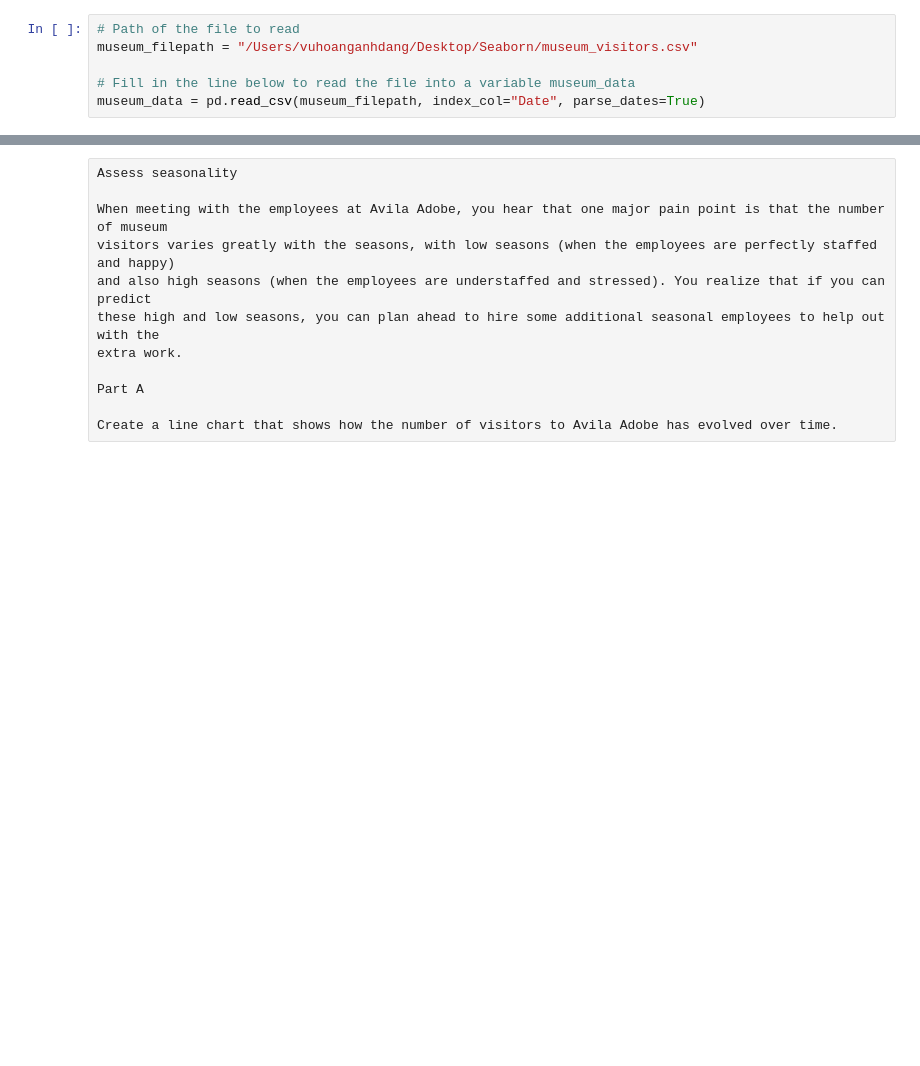
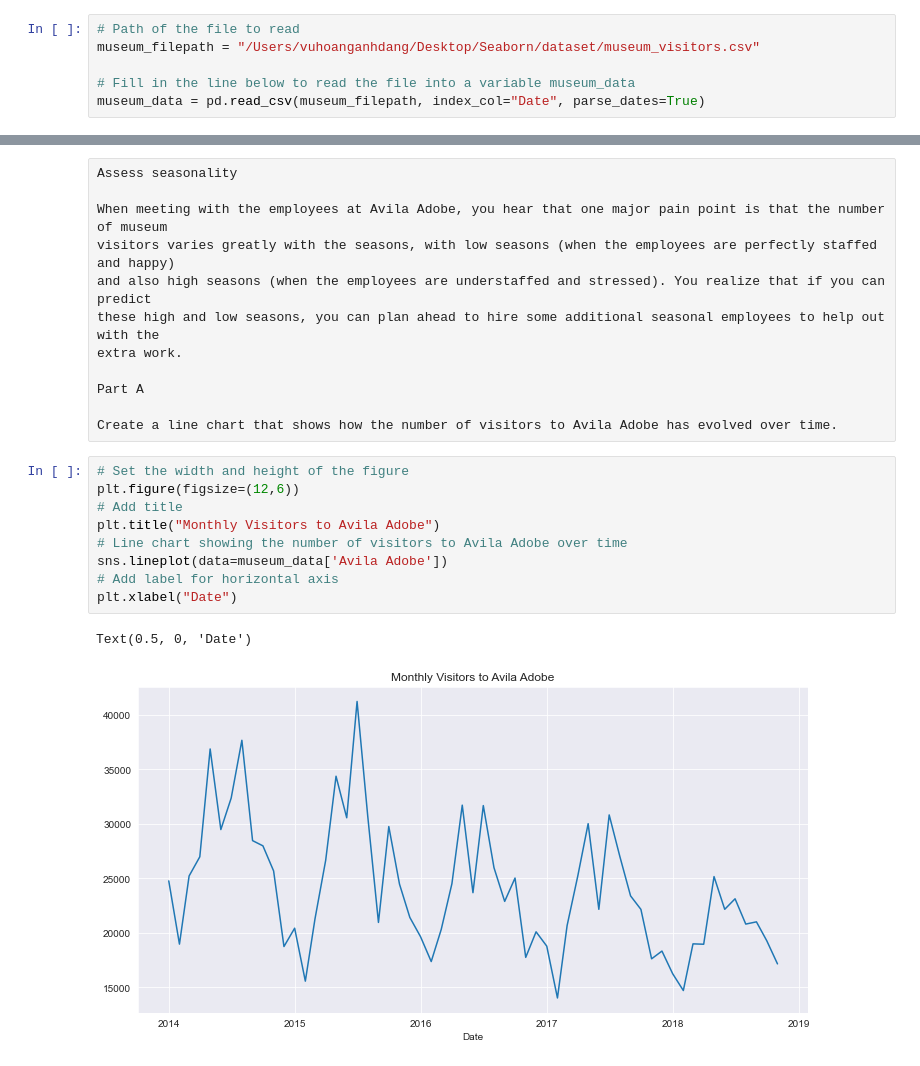
Before and after one commit to dvhanh-code/Data-Visualization, a Jupyter notebook: museum_visitors_linechart.ipynb, the cells around one changed output, grey strips where cells are left out. Drawn from its saved outputs; the diff is of its cells as text; blank space fills up the shorter version.

Commit message:
line chart museum visitors submit

```diff
--- a/museum_visitors_linechart.ipynb
+++ b/museum_visitors_linechart.ipynb
@@ -9,7 +9,7 @@ print("Setup Complete")
 Setup Complete
 # %%
 # Path of the file to read
-museum_filepath = "/Users/vuhoanganhdang/Desktop/Seaborn/museum_visitors.csv"
+museum_filepath = "/Users/vuhoanganhdang/Desktop/Seaborn/dataset/museum_visitors.csv"
 
 # Fill in the line below to read the file into a variable museum_data
 museum_data = pd.read_csv(museum_filepath, index_col="Date", parse_dates=True)
@@ -40,3 +40,15 @@ extra work.
 Part A
 
 Create a line chart that shows how the number of visitors to Avila Adobe has evolved over time.
+# %%
+# Set the width and height of the figure
+plt.figure(figsize=(12,6))
+# Add title
+plt.title("Monthly Visitors to Avila Adobe")
+# Line chart showing the number of visitors to Avila Adobe over time
+sns.lineplot(data=museum_data['Avila Adobe'])
+# Add label for horizontal axis
+plt.xlabel("Date")
+# %% [output]
+Text(0.5, 0, 'Date')
+[figure, added]
```
Also changed, not shown: parts of 2 cells of this notebook, 15 other files.
